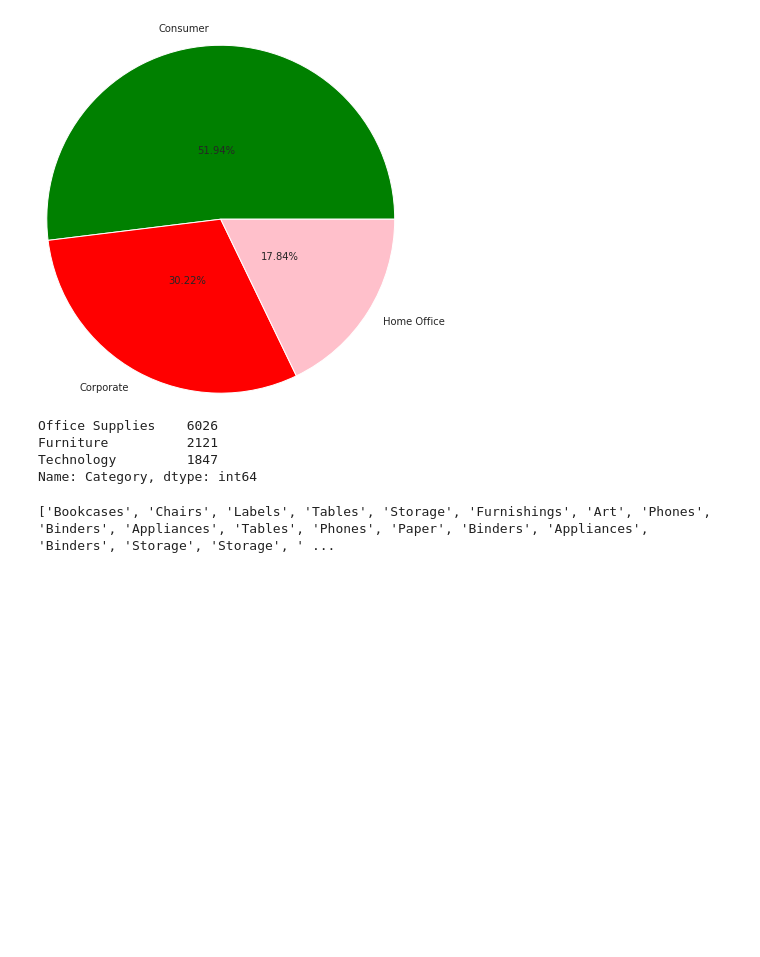
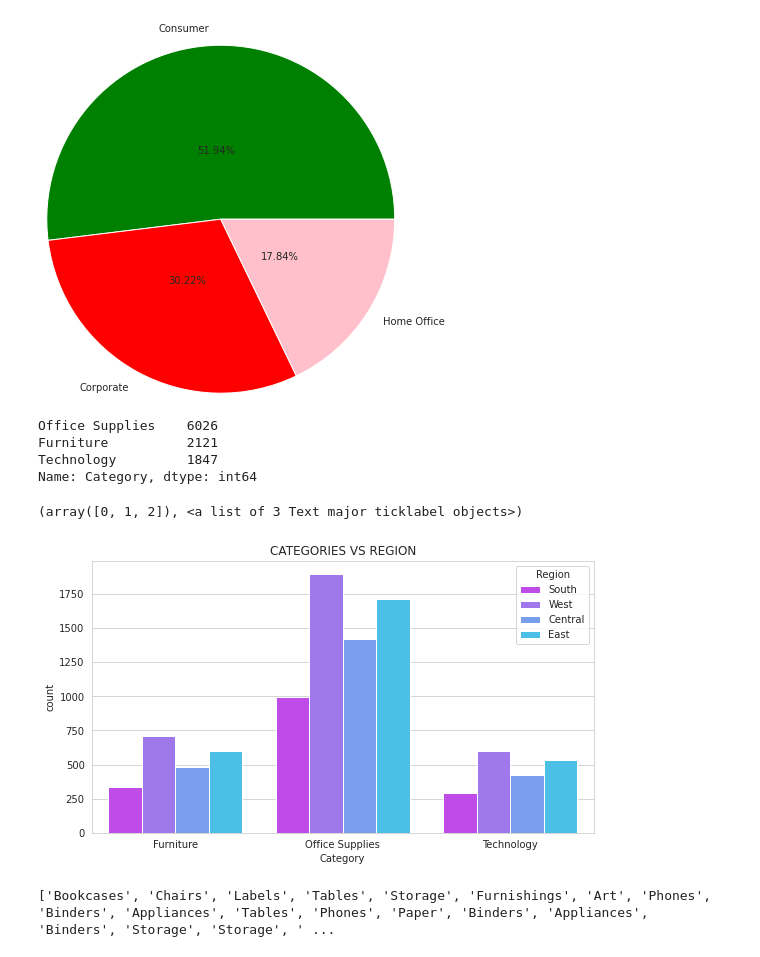
Before and after one commit to anmol1810rs/The_Sparks_Foundation_Internship, a Jupyter notebook: GRIP_TASK3_SAMPLE_SUPERSTORE.ipynb, the cells around one changed output. Cells and saved outputs as stored; diff of their text form; code cells hidden in the pictures; blank space fills up the shorter version.

```diff
--- a/GRIP_TASK3_SAMPLE_SUPERSTORE.ipynb
+++ b/GRIP_TASK3_SAMPLE_SUPERSTORE.ipynb
@@ -152,6 +152,15 @@ Office Supplies    6026
 Furniture          2121
 Technology         1847
 Name: Category, dtype: int64
+# %%
+# Count Plots for various Categories vs Region
+plt.figure(figsize=(9,5))
+plt.title('CATEGORIES VS REGION')
+sns.countplot(x=store_data['Category'],hue=store_data['Region'],palette='cool_r')
+plt.xticks()
+# %% [output]
+(array([0, 1, 2]), <a list of 3 Text major ticklabel objects>)
+[figure, added]
 # %%
 subcat_data = store_data['SubCategory'].tolist()
 print(subcat_data)
```
